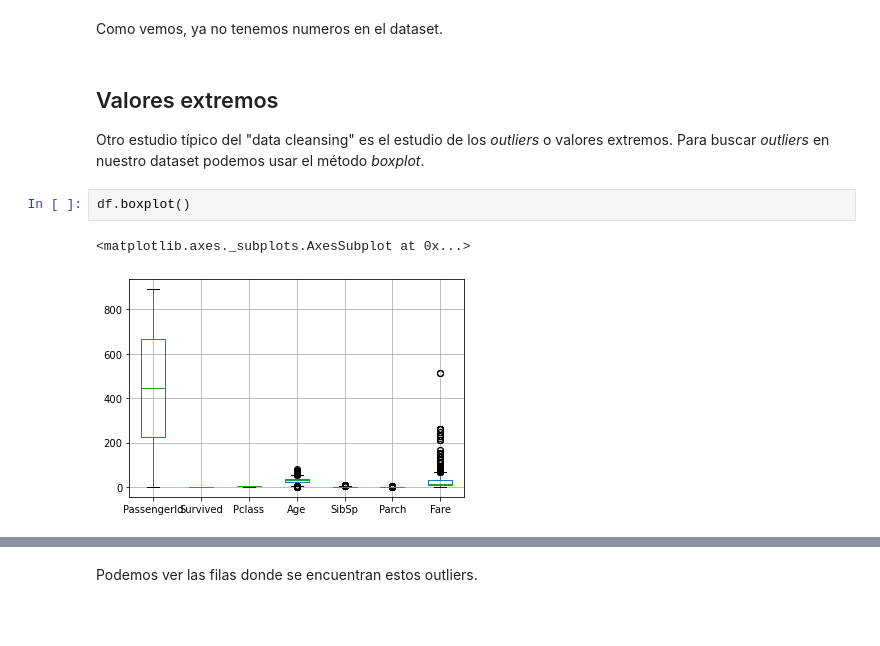
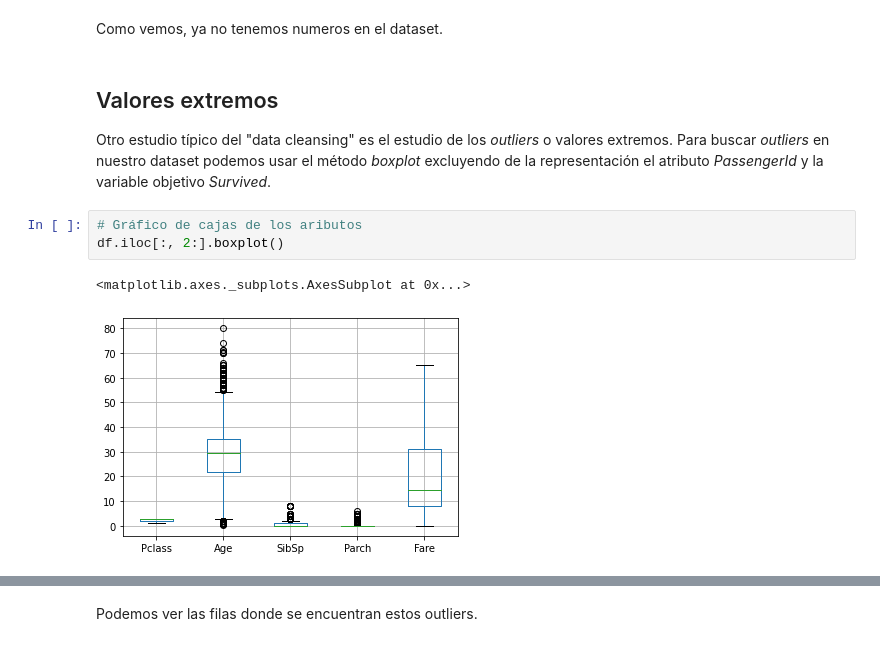
Before and after one commit to Data-Science-Tipologia/Prac-2-Limpieza-y-an-lisis, a Jupyter notebook: code/prac2.ipynb, the cells around one changed output, grey strips where cells are left out. Cells and saved outputs as stored; diff of their text form; blank space fills up the shorter version.

```diff
--- a/code/prac2.ipynb
+++ b/code/prac2.ipynb
@@ -210,10 +215,11 @@ Como vemos, ya no tenemos numeros en el dataset.
 # %% [markdown]
 ## Valores extremos
 
-Otro estudio típico del "data cleansing" es el estudio de los *outliers* o valores extremos. Para buscar *outliers* en nuestro dataset podemos usar el método *boxplot*.
+Otro estudio típico del "data cleansing" es el estudio de los *outliers* o valores extremos. Para buscar *outliers* en nuestro dataset podemos usar el método *boxplot* excluyendo de la representación el atributo *PassengerId* y la variable objetivo *Survived*.
-# %%
-df.boxplot()
-# %% [output]
-<matplotlib.axes._subplots.AxesSubplot at 0x...>
-[figure, removed]
+# %%
+# Gráfico de cajas de los aributos
+df.iloc[:, 2:].boxplot()
+# %% [output]
+<matplotlib.axes._subplots.AxesSubplot at 0x...>
+[figure, added]
 # %% [markdown]
```
Also changed, not shown: parts of 49 cells of this notebook.
